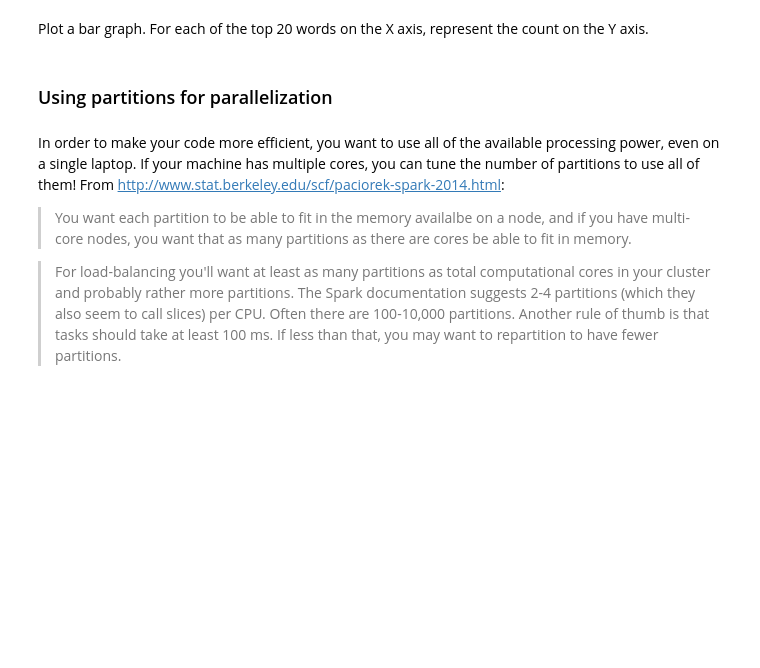
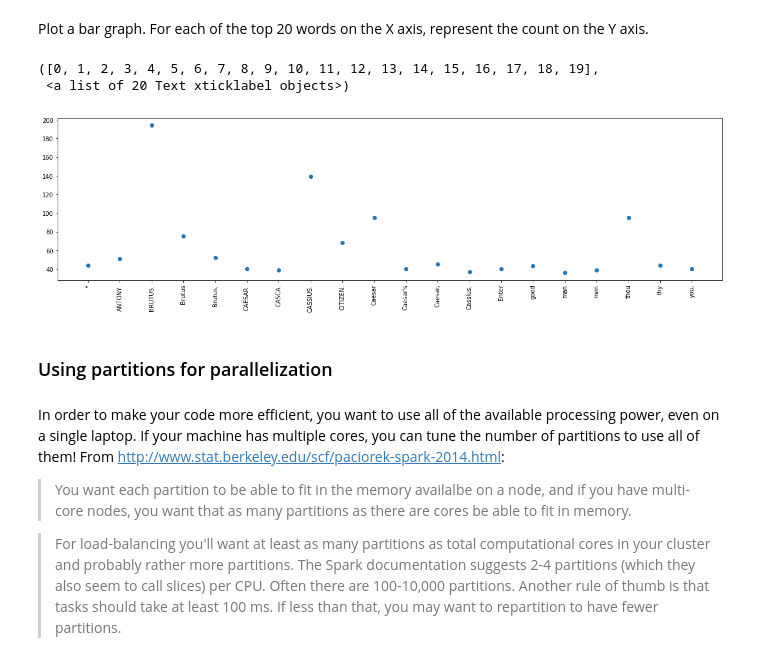
Before and after one commit to wsjk/spark, a Jupyter notebook: pyspark_exercise.ipynb, the cells around one changed output. Drawn from its saved outputs; the diff is of its cells as text; code cells hidden in the pictures; blank space fills up the shorter version.

```diff
--- a/pyspark_exercise.ipynb
+++ b/pyspark_exercise.ipynb
@@ -316,0 +347,3 @@ Now print the first 20 words of Julius Caesar, **after removing all the stopword
+# %%
+nostops = counts.filter(lambda x: x.lower() not in stops)
+nostops.take(20)
@@ -320,0 +373,7 @@ Now, use the word counting MapReduce code you've seen before. Count the number o
+# %%
+juliusPairs = nostops.map(lambda w: (w, 1))
+# %%
+juliusCountsCollected = juliusPairs.reduceByKey(lambda x,y: x+y)
+# %%
+top20counts = juliusCountsCollected.takeOrdered(20, key=lambda x: -x[1])
+top20counts
@@ -325,3 +403,14 @@ Plot a bar graph. For each of the top 20 words on the X axis, represent the coun
+# %%
+x = [i[0] for i in top20counts]
+y = [i[1] for i in top20counts]
+
+plt.figure(figsize=(20,5))
+plt.scatter(x,y)
+plt.xticks(rotation=90)
+# %% [output]
+([0, 1, 2, 3, 4, 5, 6, 7, 8, 9, 10, 11, 12, 13, 14, 15, 16, 17, 18, 19],
+ <a list of 20 Text xticklabel objects>)
+[figure, added]
 # %% [markdown]
 ### Using partitions for parallelization
 # %% [markdown]
```
Also changed, not shown: parts of 32 cells of this notebook.
